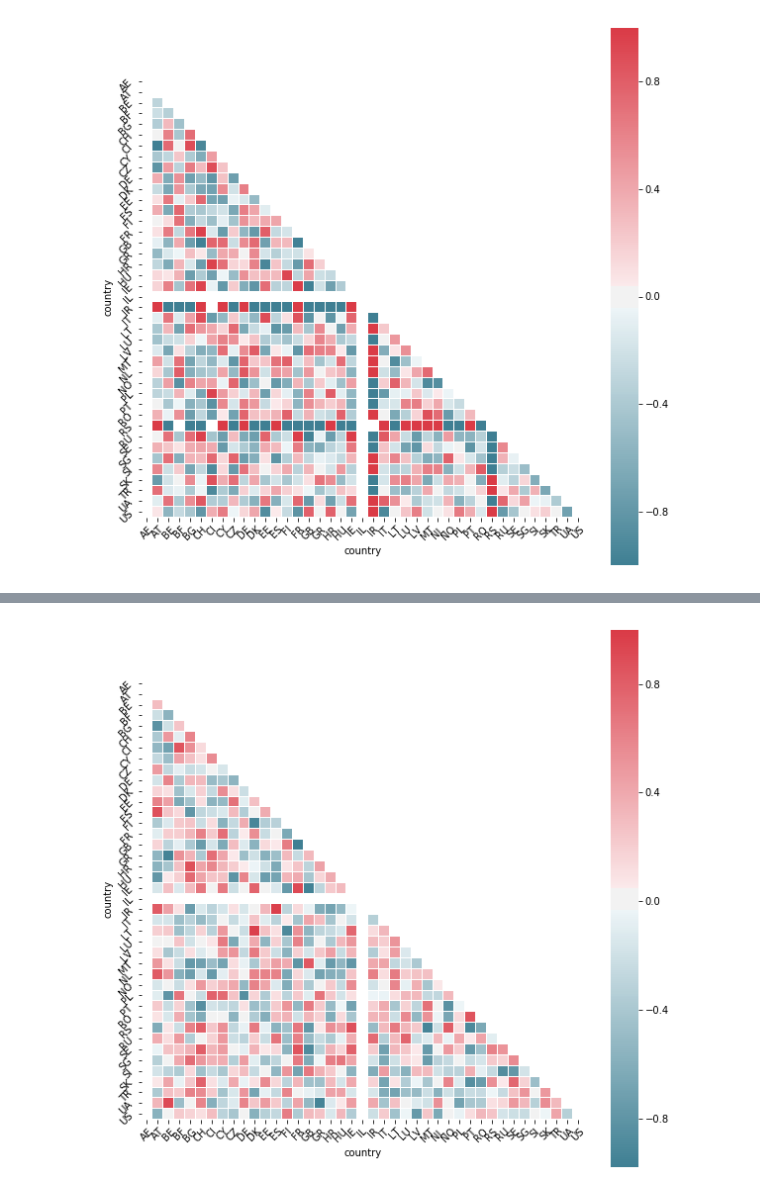
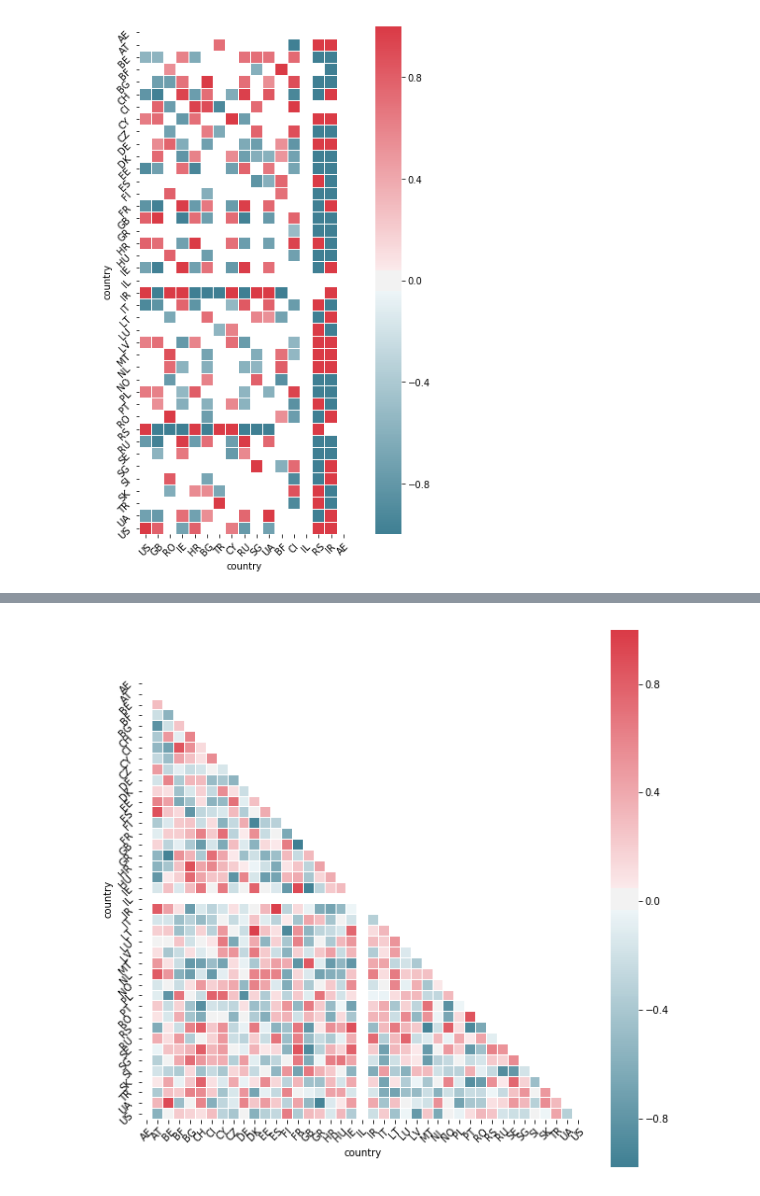
Before and after one commit to ApurvaMisra/Schengen_data_analysis, a Jupyter notebook: schengen_anomaly.ipynb, the cells around one changed output, grey strips where cells are left out. Saved outputs shown, nothing was run; the diff lists cells and outputs as text; code cells hidden in the pictures.

Commit message:
Update schengen anomaly detection to differentiate between european countries and not

```diff
--- a/schengen_anomaly.ipynb
+++ b/schengen_anomaly.ipynb
@@ -190,7 +190,7 @@ for index,row in measurement_loc1.iterrows():
     elif (row.day_name=="Sunday"):
         row.day=7
 '''
-fil_loc1=measurement_loc13[ pd.DatetimeIndex(measurement_loc13['timestamp']).year==2017]
+fil_loc1=measurement_loc1[ pd.DatetimeIndex(measurement_loc1['timestamp']).year==2017]
 print(fil_loc1.shape)
 #Each unique timestamp corresponds to a particular traceroute when looking at consecutive rows
 timestamps=measurement_loc1.timestamp.unique()
@@ -389,0 +305,33 @@ sort_grouped_hour
+# %%
+grouped=fil_loc1.groupby(["month","country"],as_index=True).agg({"country":["count"]})
+grouped.reset_index(col_level=1,inplace=True)
+grouped.columns = grouped.columns.droplevel(0)
+#print(grouped)
+
+
+#sort grouped and plot
+grouped.sort_values(["month","count"],ascending=False,inplace=True)
+grouped[grouped.month==9]
+summation=grouped.groupby("month")["count"].sum()
+summation
+
+for i in grouped.month.unique():
+    #print(i)
+    replacem=[x/summation[i] for x in grouped[grouped.month==i]["count"]]
+    #print(summation[i])
+    mask=grouped.month==i
+    #print(replacem)
+    grouped.loc[mask,"count"]=replacem
+
+grouped=grouped[grouped.country.isin(schengen)==False]
+#print(grouped)
+grouped_count=grouped.pivot(index="month", columns="country", values="count")
+#print(grouped_count.columns)
+other_countries=grouped_count.columns
+#print(other_countries[0])
+#print(len(other_countries))
+#print("other countries:{}".format(other_countries))
+eu_selection=list(map(lambda x: x in eu_countries, grouped.country))
+#print(eu_selection)
+grouped["eu"]=eu_selection
+print(grouped)
@@ -409,6 +482,8 @@ grouped_hour_count
 # %%
 corr_countries=grouped_count.corr(method='pearson')
-mask=np.zeros_like(corr_countries)
-mask[np.triu_indices_from(mask)]=True
-corr_countries
+corr_countries=corr_countries[np.absolute(corr_countries)>0.5]
+corr_countries=corr_countries[other]
+#mask=np.zeros_like(corr_countries)
+#mask[np.triu_indices_from(mask)]=True
+corr_countries["IR"]
 # %% [output]
@@ -434,12 +507,12 @@ corr_countries
 # %%
 cmap = sns.diverging_palette(220, 10, as_cmap=True)
 fig, ax = plt.subplots(figsize=(10,10))
-sns.heatmap(corr_countries,cmap=cmap,mask=mask, xticklabels=True,yticklabels=True, linewidth=0.01,square=True,ax=ax)
+sns.heatmap(corr_countries,cmap=cmap, xticklabels=True,yticklabels=True, linewidth=0.01,square=True,ax=ax)
 plt.yticks(rotation = 45)
 plt.xticks(rotation = 45)
 plt.show()
 # %% [output]
-[figure, old version]
+[figure, new version]
 # %%
 corr_days=grouped_day_count.corr(method='pearson')
 mask=np.zeros_like(corr_days)
```
Also changed, not shown: parts of 15 cells of this notebook.
